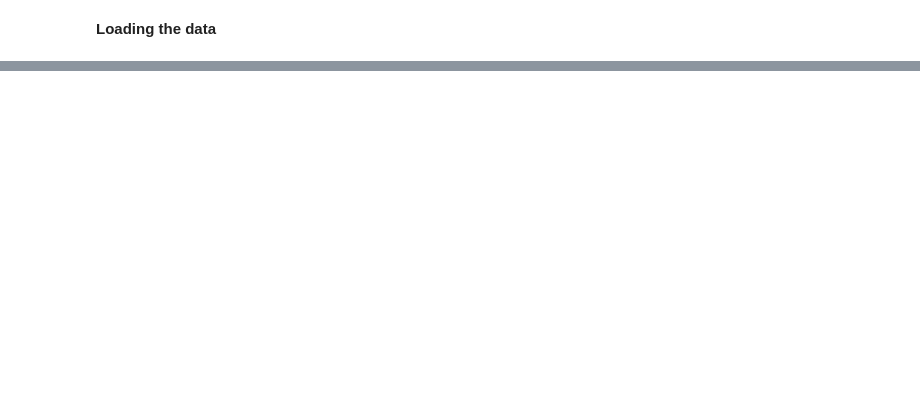
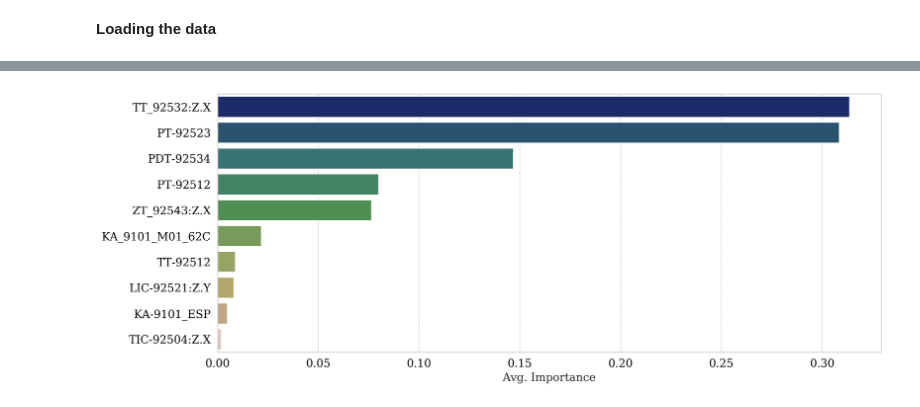
Before and after one commit to hreiten/master-thesis, a Jupyter notebook: src/preprocessing/feature-selection.ipynb, the cells around one changed output, grey strips where cells are left out. Drawn from its saved outputs; the diff is of its cells as text; code cells hidden in the pictures; blank space fills up the shorter version.

```diff
--- a/src/preprocessing/feature-selection.ipynb
+++ b/src/preprocessing/feature-selection.ipynb
@@ -470,7 +249,7 @@ A second way to perform feature selection is to train a Random Forest which give
 
 ---
 # %%
-params_rf = {'n_estimators': 2000,
+params_rf = {'n_estimators': 1000,
              'max_depth': 5,
              'min_samples_split': 2,
              'max_features': 'auto',
@@ -482,5 +261,3 @@ params_rf = {'n_estimators': 2000,
             }
 
 rf = RandomForestRegressor(**params_rf)
-# %%
-rf.fit(x_train, y_train)
@@ -630,0 +300,27 @@ Saving to file ...
+# %%
+rf_ft_df, table_ft = make_imp_df(rf_ft, "FT")
+rf_tt_df, table_tt = make_imp_df(rf_tt, "TT")
+rf_pt_df, table_pt = make_imp_df(rf_pt, "PT")
+rf_all_df, table_all = make_imp_df(rf_all, "All")
+
+num_imp = 5
+important_ft = rf_ft_df[:num_imp]
+important_tt = rf_tt_df[:num_imp]
+important_pt = rf_pt_df[:num_imp]
+important_all = rf_pt_df[:num_imp]
+
+print("Top 5 features for each forest:",len(important_tags_combined),"unique tags.")
+[print(i) for i in important_tags_combined]
+
+print("\n\nForest by forest:")
+print("\nFT")
+print(table_ft)
+
+print("\nTT")
+print(table_tt)
+
+print("\nPT")
+print(table_pt)
+
+print("\nAll")
+print(table_all)
@@ -630,0 +345,8 @@ Saving to file ...
+# %%
+dfs = [rf_ft_df, rf_tt_df, rf_pt_df, rf_all_df]
+important_tags_combined = np.unique(np.concatenate((important_ft.Tag, important_tt.Tag, important_pt.Tag, important_all.Tag)))
+avg_importances = [np.mean([df[df.Tag == tag].Importance.values[0] for df in dfs]) for tag in important_tags_combined]
+tot_df = pd.DataFrame({"Tag": important_tags_combined, "Avg. Importance": avg_importances})
+tot_df = tot_df.sort_values(by=["Avg. Importance"], ascending=False)
+tot_df.index = pd.Index(range(1,len(tot_df)+1), name="Rank")
+print(tabulate(tot_df, headers='keys', tablefmt='psql', floatfmt='.5f'))
@@ -630,0 +368,7 @@ Saving to file ...
+# %%
+fig, ax = plt.subplots(figsize=(15,6))
+sns.barplot(x="Avg. Importance", y="Tag", data=tot_df, palette='gist_earth')
+ax.set_ylabel("")
+fig.show()
+# %% [output]
+[figure, added]
```
Also changed, not shown: parts of 43 cells of this notebook, 18 other files.
